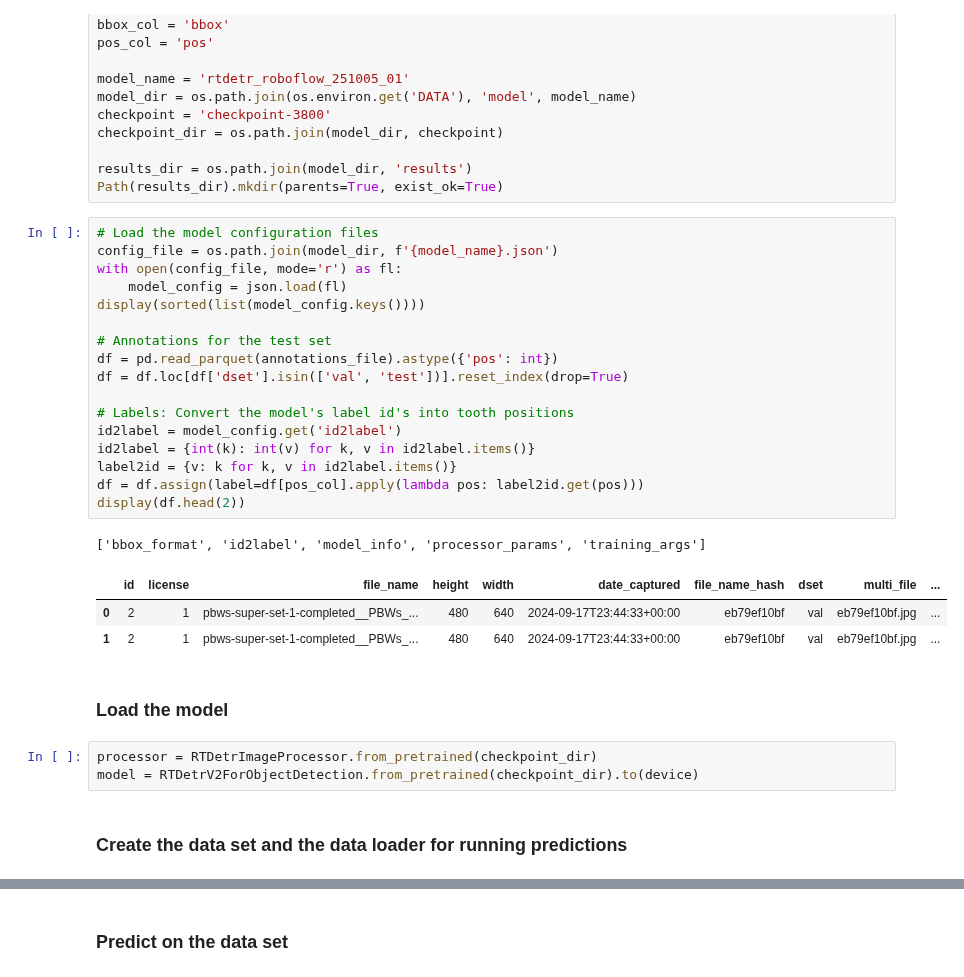
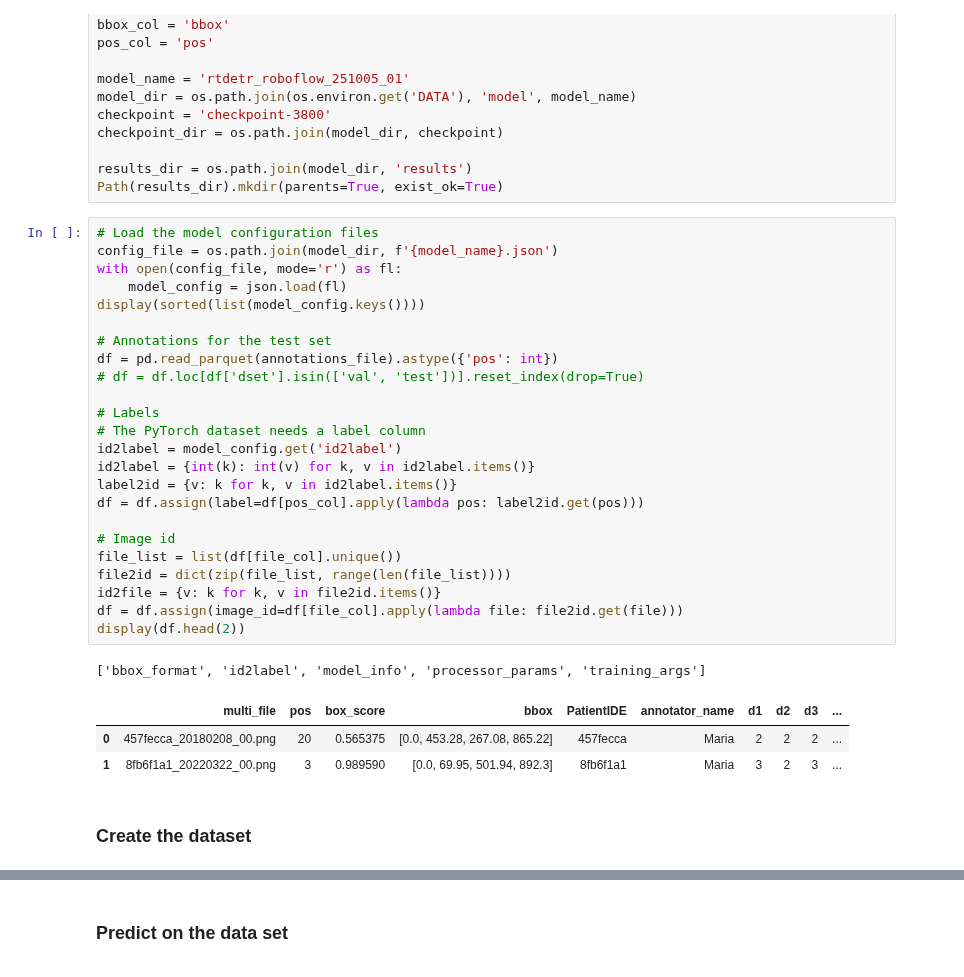
Before and after one commit to awerdich/computervision, a Jupyter notebook: notebooks/detection/09_inference_03.ipynb, the cells around one changed output, grey strips where cells are left out. Cells and saved outputs as stored; diff of their text form.

Commit message:
Inference using a data loader

```diff
--- a/notebooks/detection/09_inference_03.ipynb
+++ b/notebooks/detection/09_inference_03.ipynb
@@ -72,30 +90,32 @@ Path(results_dir).mkdir(parents=True, exist_ok=True)
 # %%
 # Load the model configuration files
 config_file = os.path.join(model_dir, f'{model_name}.json')
 with open(config_file, mode='r') as fl:
     model_config = json.load(fl)
 display(sorted(list(model_config.keys())))
 
 # Annotations for the test set
 df = pd.read_parquet(annotations_file).astype({'pos': int})
-df = df.loc[df['dset'].isin(['val', 'test'])].reset_index(drop=True)
+# df = df.loc[df['dset'].isin(['val', 'test'])].reset_index(drop=True)
 
-# Labels: Convert the model's label id's into tooth positions
+# Labels
+# The PyTorch dataset needs a label column
 id2label = model_config.get('id2label')
 id2label = {int(k): int(v) for k, v in id2label.items()}
 label2id = {v: k for k, v in id2label.items()}
 df = df.assign(label=df[pos_col].apply(lambda pos: label2id.get(pos)))
+
+# Image id
+file_list = list(df[file_col].unique())
+file2id = dict(zip(file_list, range(len(file_list))))
+id2file = {v: k for k, v in file2id.items()}
+df = df.assign(image_id=df[file_col].apply(lambda file: file2id.get(file)))
 display(df.head(2))
 # %% [output]
 ['bbox_format', 'id2label', 'model_info', 'processor_params', 'training_args']
-|  | id | license | file_name | height | width | date_captured | file_name_hash | dset | multi_file | ... |
-| 0 | 2 | 1 | pbws-super-set-1-completed__PBWs_... | 480 | 640 | 2024-09-17T23:44:33+00:00 | eb79ef10bf | val | eb79ef10bf.jpg | ... |
-| 1 | 2 | 1 | pbws-super-set-1-completed__PBWs_... | 480 | 640 | 2024-09-17T23:44:33+00:00 | eb79ef10bf | val | eb79ef10bf.jpg | ... |
+|  | multi_file | pos | box_score | bbox | PatientIDE | annotator_name | d1 | d2 | d3 | ... |
+| 0 | 457fecca_20180208_00.png | 20 | 0.565375 | [0.0, 453.28, 267.08, 865.22] | 457fecca | Maria | 2 | 2 | 2 | ... |
+| 1 | 8fb6f1a1_20220322_00.png | 3 | 0.989590 | [0.0, 69.95, 501.94, 892.3] | 8fb6f1a1 | Maria | 3 | 2 | 3 | ... |
 # %% [markdown]
-### Load the model ###
+### Create the dataset ###
-# %%
-processor = RTDetrImageProcessor.from_pretrained(checkpoint_dir)
-model = RTDetrV2ForObjectDetection.from_pretrained(checkpoint_dir).to(device)
-# %% [markdown]
-### Create the data set and the data loader for running predictions ###
 # %%
```
Also changed, not shown: parts of 10 cells of this notebook.
